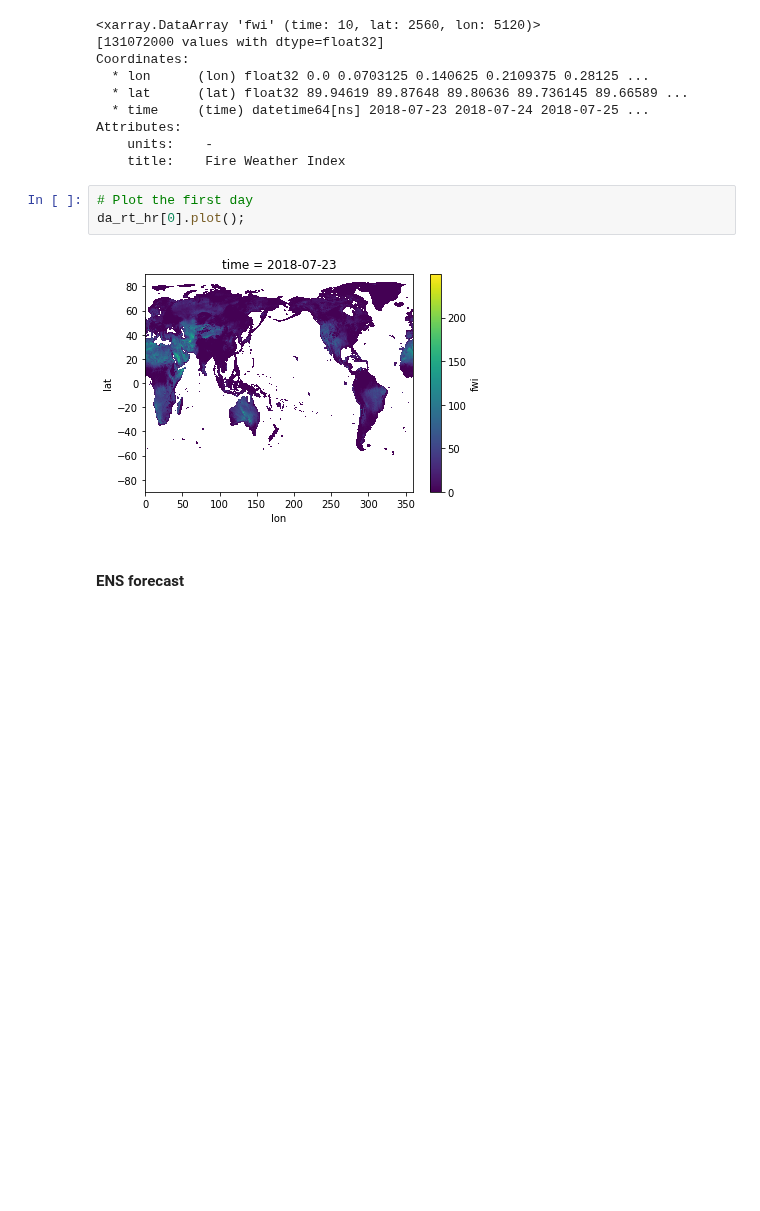
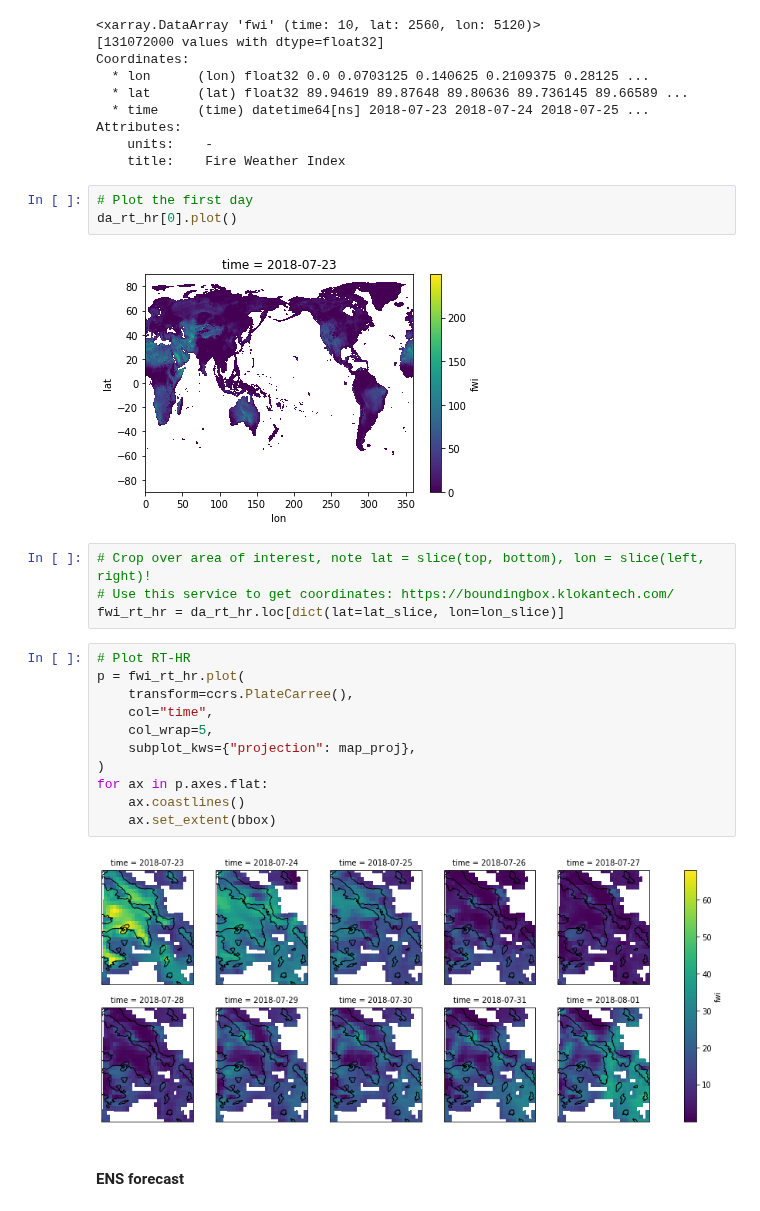
Before and after one commit to cvitolo/geff_notebooks, a Jupyter notebook: 201807_Greece_00_data_overview.ipynb, the cells around one changed output. Saved outputs shown, nothing was run; the diff lists cells and outputs as text; blank space fills up the shorter version.

```diff
--- a/201807_Greece_00_data_overview.ipynb
+++ b/201807_Greece_00_data_overview.ipynb
@@ -150,9 +173,26 @@ Attributes:
     title:    Fire Weather Index
 # %%
 # Plot the first day
-da_rt_hr[0].plot();
+da_rt_hr[0].plot()
 # %% [output]
 [figure]
+# %%
+# Crop over area of interest, note lat = slice(top, bottom), lon = slice(left, right)!
+# Use this service to get coordinates: https://boundingbox.klokantech.com/
+fwi_rt_hr = da_rt_hr.loc[dict(lat=lat_slice, lon=lon_slice)]
+# %%
+# Plot RT-HR
+p = fwi_rt_hr.plot(
+    transform=ccrs.PlateCarree(),
+    col="time",
+    col_wrap=5,
+    subplot_kws={"projection": map_proj},
+)
+for ax in p.axes.flat:
+    ax.coastlines()
+    ax.set_extent(bbox)
+# %% [output]
+[figure, added]
 # %% [markdown]
 #### ENS forecast
 # %% [markdown]
```
Also changed, not shown: parts of 16 cells of this notebook.
